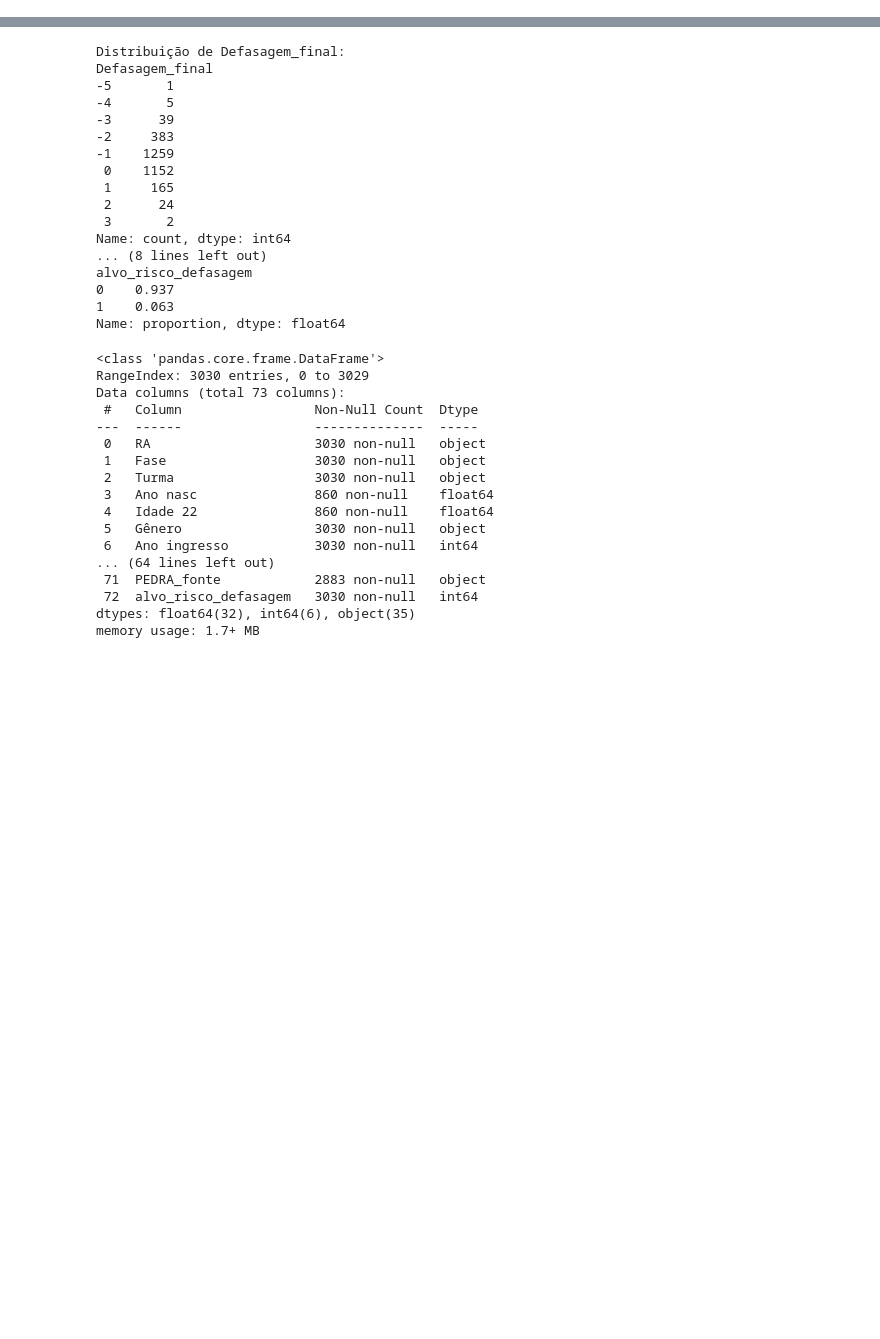
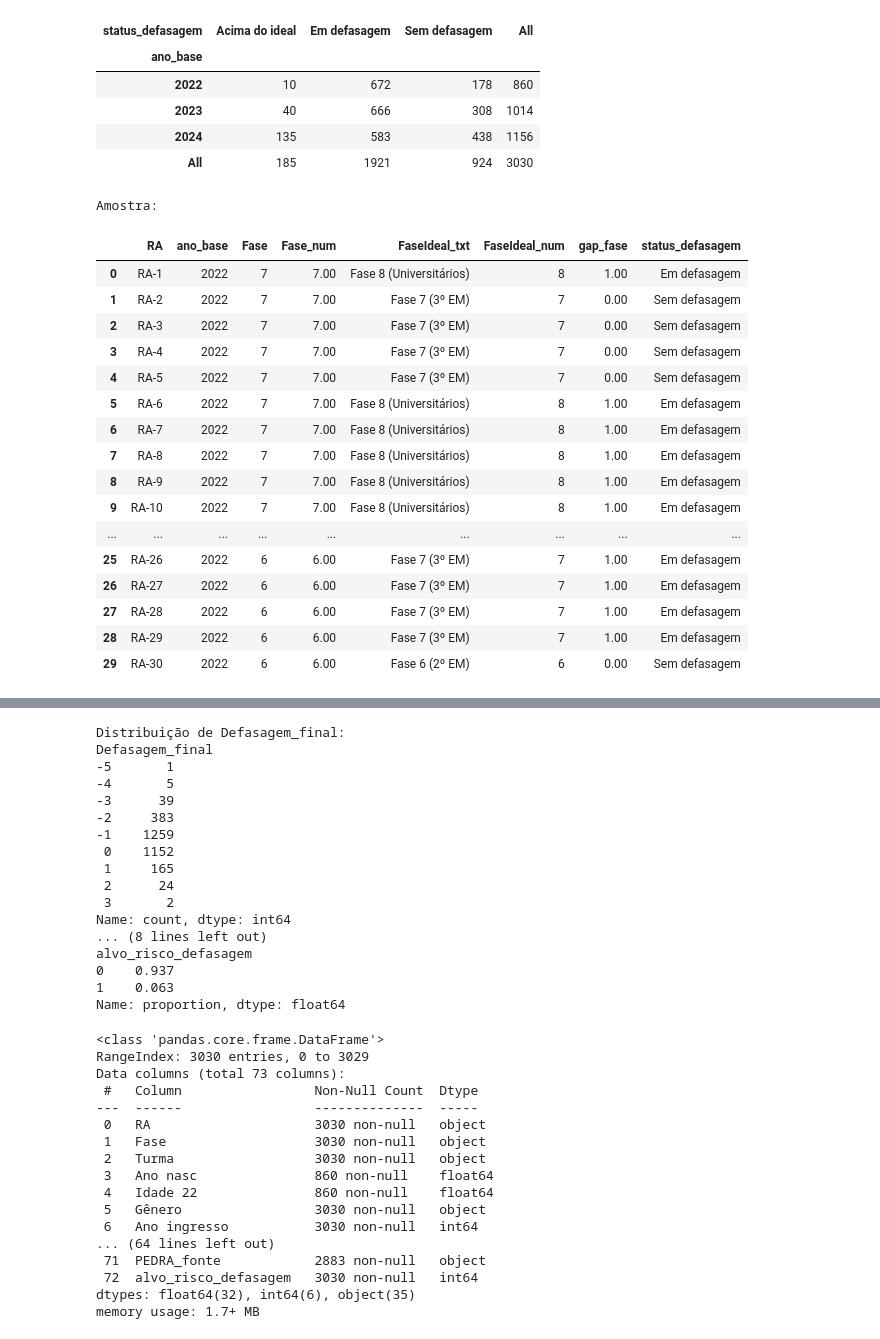
Before and after one commit to tivanello/fase5, a Jupyter notebook: notebooks/fase5_pergunta9_modelo_preditivo_final.ipynb, the cells around one changed output, grey strips where cells are left out. Saved outputs shown, nothing was run; the diff lists cells and outputs as text; code cells hidden in the pictures; blank space fills up the shorter version.

```diff
--- a/notebooks/fase5_pergunta9_modelo_preditivo_final.ipynb
+++ b/notebooks/fase5_pergunta9_modelo_preditivo_final.ipynb
@@ -45,0 +580,47 @@ Dimensão do dataframe: (3030, 72)
+# %%
+# ============================================================
+# BLOCO 3 — CALCULAR GAP E CLASSIFICAR DEFASAGEM
+# Objetivo:
+# - Calcular a diferença entre fase ideal e fase atual
+# - Classificar a situação do aluno
+# ============================================================
+
+df_fase5["gap_fase"] = df_fase5["FaseIdeal_num"] - df_fase5["Fase_num"]
+
+df_fase5["status_defasagem"] = np.select(
+    [
+        df_fase5["Fase_num"].isna() | df_fase5["FaseIdeal_num"].isna(),
+        df_fase5["Fase_num"] == df_fase5["FaseIdeal_num"],
+        df_fase5["Fase_num"] < df_fase5["FaseIdeal_num"],
+        df_fase5["Fase_num"] > df_fase5["FaseIdeal_num"]
+    ],
+    [
+        "Sem informação",
+        "Sem defasagem",
+        "Em defasagem",
+        "Acima do ideal"
+    ],
+    default="Sem informação"
+)
+
+print("Distribuição de status_defasagem:")
+print(df_fase5["status_defasagem"].value_counts(dropna=False))
+
+print("\nDistribuição de gap_fase:")
+print(df_fase5["gap_fase"].value_counts(dropna=False).sort_index())
+
+print("\nResumo por ano_base:")
+resumo_ano = pd.crosstab(
+    df_fase5["ano_base"],
+    df_fase5["status_defasagem"],
+    margins=True
+)
+display(resumo_ano)
+
+print("\nAmostra:")
+display(
+    df_fase5[
+        ["RA", "ano_base", "Fase", "Fase_num", "FaseIdeal_txt", "FaseIdeal_num", "gap_fase", "status_defasagem"]
+    ].head(30)
+)
+# %% [output]
@@ -45,0 +647,24 @@ Dimensão do dataframe: (3030, 72)
+| status_defasagem | Acima do ideal | Em defasagem | Sem defasagem | All |
+| ano_base |  |  |  |  |
+| 2022 | 10 | 672 | 178 | 860 |
+| 2023 | 40 | 666 | 308 | 1014 |
+| 2024 | 135 | 583 | 438 | 1156 |
+| All | 185 | 1921 | 924 | 3030 |
+Amostra:
+|  | RA | ano_base | Fase | Fase_num | FaseIdeal_txt | FaseIdeal_num | gap_fase | status_defasagem |
+| 0 | RA-1 | 2022 | 7 | 7.00 | Fase 8 (Universitários) | 8 | 1.00 | Em defasagem |
+| 1 | RA-2 | 2022 | 7 | 7.00 | Fase 7 (3º EM) | 7 | 0.00 | Sem defasagem |
+| 2 | RA-3 | 2022 | 7 | 7.00 | Fase 7 (3º EM) | 7 | 0.00 | Sem defasagem |
+| 3 | RA-4 | 2022 | 7 | 7.00 | Fase 7 (3º EM) | 7 | 0.00 | Sem defasagem |
+| 4 | RA-5 | 2022 | 7 | 7.00 | Fase 7 (3º EM) | 7 | 0.00 | Sem defasagem |
+| 5 | RA-6 | 2022 | 7 | 7.00 | Fase 8 (Universitários) | 8 | 1.00 | Em defasagem |
+| 6 | RA-7 | 2022 | 7 | 7.00 | Fase 8 (Universitários) | 8 | 1.00 | Em defasagem |
+| 7 | RA-8 | 2022 | 7 | 7.00 | Fase 8 (Universitários) | 8 | 1.00 | Em defasagem |
+| 8 | RA-9 | 2022 | 7 | 7.00 | Fase 8 (Universitários) | 8 | 1.00 | Em defasagem |
+| 9 | RA-10 | 2022 | 7 | 7.00 | Fase 8 (Universitários) | 8 | 1.00 | Em defasagem |
+| ... | ... | ... | ... | ... | ... | ... | ... | ... |
+| 25 | RA-26 | 2022 | 6 | 6.00 | Fase 7 (3º EM) | 7 | 1.00 | Em defasagem |
+| 26 | RA-27 | 2022 | 6 | 6.00 | Fase 7 (3º EM) | 7 | 1.00 | Em defasagem |
+| 27 | RA-28 | 2022 | 6 | 6.00 | Fase 7 (3º EM) | 7 | 1.00 | Em defasagem |
+| 28 | RA-29 | 2022 | 6 | 6.00 | Fase 7 (3º EM) | 7 | 1.00 | Em defasagem |
+| 29 | RA-30 | 2022 | 6 | 6.00 | Fase 6 (2º EM) | 6 | 0.00 | Sem defasagem |
```
Also changed, not shown: parts of 17 cells of this notebook.
